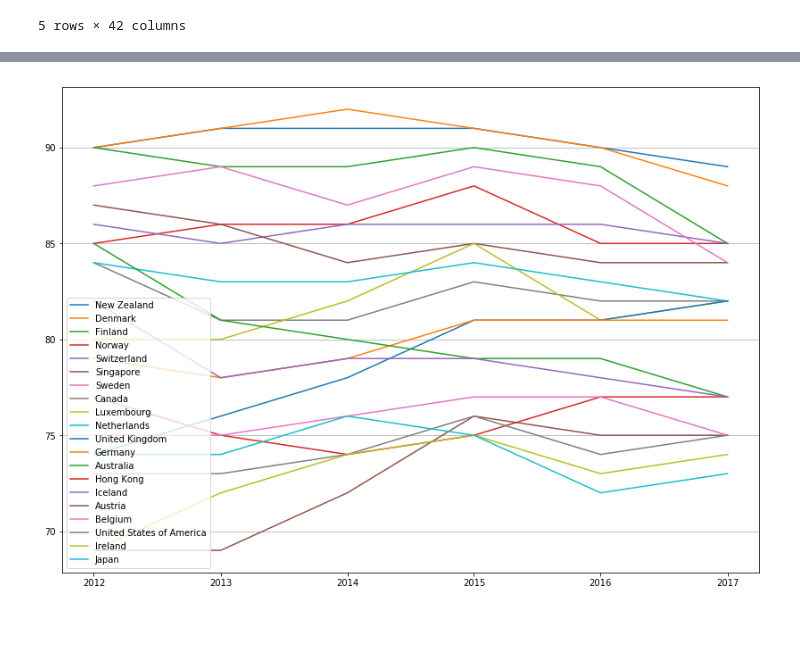
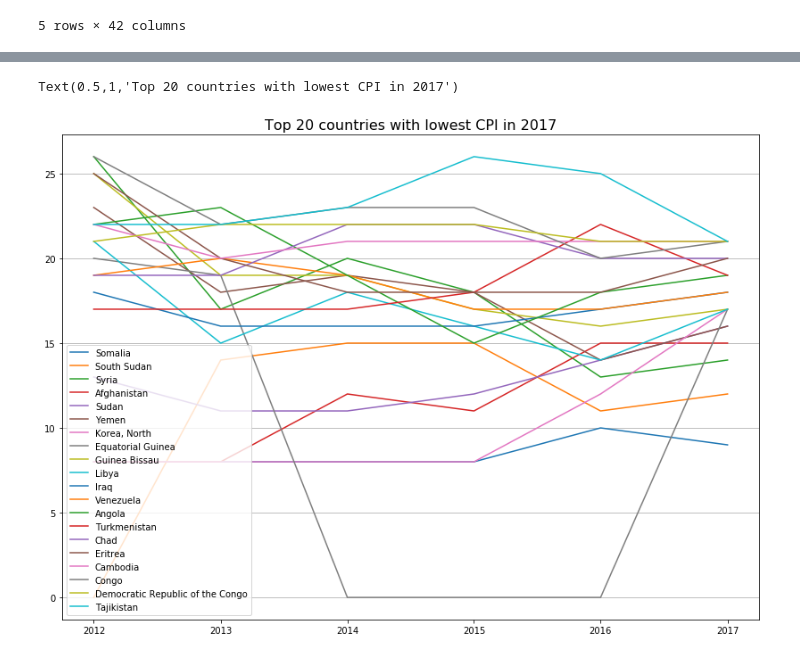
Before and after one commit to JoanMartin/UIB-MasterInBigData, a Jupyter notebook: Statistical-Techniques-with-Fuzzy-Information/Corruption_perception_index/Corruption Perceptions Index.ipynb, the cells around one changed output, grey strips where cells are left out. Drawn from its saved outputs; the diff is of its cells as text; code cells hidden in the pictures; blank space fills up the shorter version.

Commit message:
Analysis of Corruption Perception Index

```diff
--- a/Statistical-Techniques-with-Fuzzy-Information/Corruption_perception_index/Corruption Perceptions Index.ipynb
+++ b/Statistical-Techniques-with-Fuzzy-Information/Corruption_perception_index/Corruption Perceptions Index.ipynb
@@ -123,5 +115,14 @@ data_melt = pd.melt(data_top_2017,
                     value_vars=['2017', '2016', '2015', '2014', '2013', '2012'])
 data_melt.date = pd.to_datetime(data_melt.date)
 data_melt = data_melt.set_index(['country', 'date']).sort_index()
-data_melt.head()
+
+countries = data_top_2017.country.values
+
+for c in countries:
+    d = data_melt.loc[c]
+    plt.plot(d.index, d.values)
+
+plt.legend(countries, loc='best')
+plt.grid(axis='y')
+plt.title('Top 20 countries with highest CPI in 2017', fontsize=16)
 # %% [output]
@@ -135,13 +131,23 @@ data_melt.head()
 # %%
-plt.figure()
+data_top_2017 = data_cpi.nsmallest(20, columns=['2017'])
+
+data_melt = pd.melt(data_top_2017,
+                    id_vars=['country'],
+                    var_name="date",
+                    value_name="CPI_score",
+                    value_vars=['2017', '2016', '2015', '2014', '2013', '2012'])
+data_melt.date = pd.to_datetime(data_melt.date)
+data_melt = data_melt.set_index(['country', 'date']).sort_index()
 
 countries = data_top_2017.country.values
 
 for c in countries:
     d = data_melt.loc[c]
     plt.plot(d.index, d.values)
 
 plt.legend(countries, loc='best')
 plt.grid(axis='y')
+plt.title('Top 20 countries with lowest CPI in 2017', fontsize=16)
 # %% [output]
+Text(0.5,1,'Top 20 countries with lowest CPI in 2017')
-[figure, old version]
+[figure, new version]
```
Also changed, not shown: parts of 9 cells of this notebook.
